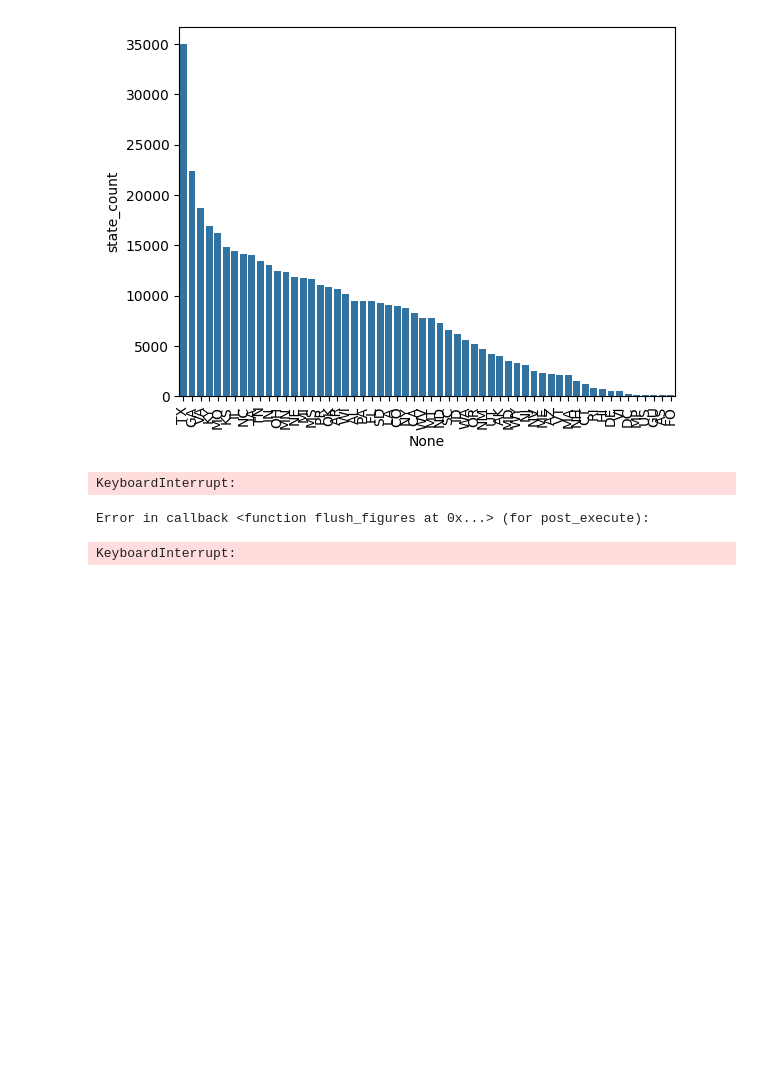
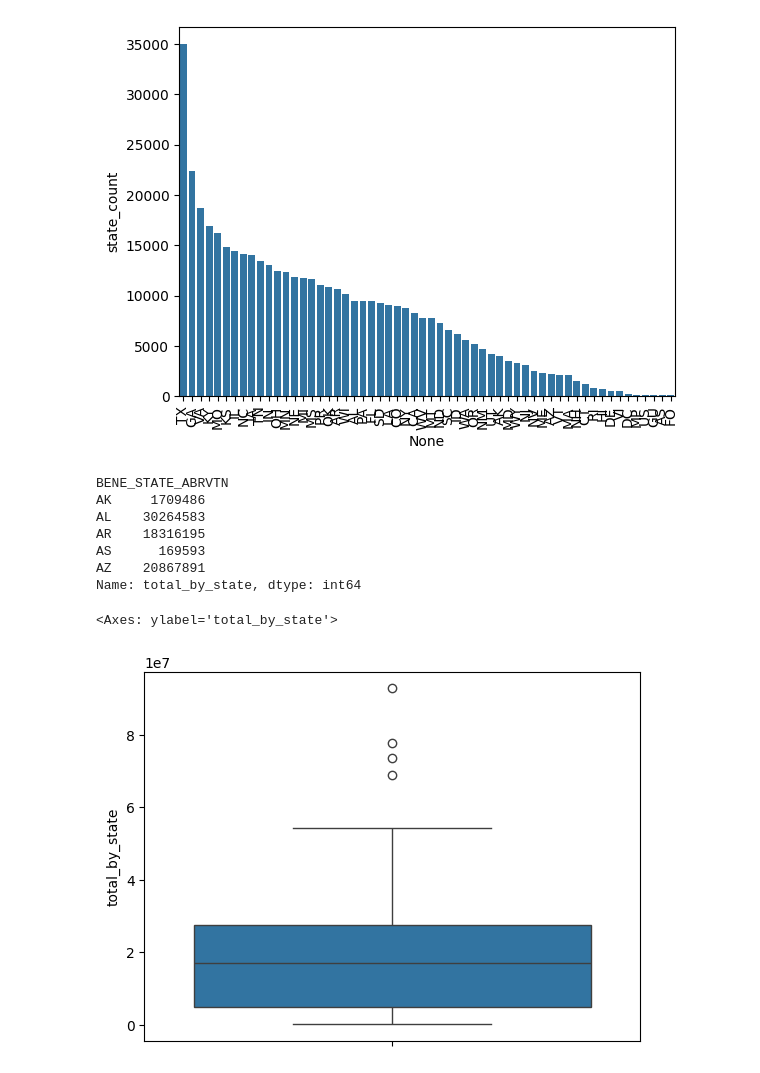
Before and after one commit to Catherine-Nguyen88/visualization, a Jupyter notebook: assignment/assignment.ipynb, the cells around one changed output. Drawn from its saved outputs; the diff is of its cells as text; code cells hidden in the pictures; blank space fills up the shorter version.

```diff
--- a/assignment/assignment.ipynb
+++ b/assignment/assignment.ipynb
@@ -330,0 +336,2 @@ df4.shape
+# %%
+df4['DSBLD_TOT_BENES'] = pd.to_numeric(df4['DSBLD_TOT_BENES'])
@@ -416,8 +432,22 @@ plt.show()
 # %% [output]
 [figure]
 # %%
-sns.boxplot(df6, y='DSBLD_TOT_BENES')
+# # 'DSBLD_TOT_BENES': numerical
+df9 = pd.DataFrame()
+df9['total_by_state']= df6.groupby('BENE_STATE_ABRVTN')['DSBLD_TOT_BENES'].sum()
+df9['total_by_state'].head()
 # %% [output]
-KeyboardInterrupt:
+BENE_STATE_ABRVTN
+AK     1709486
+AL    30264583
+AR    18316195
+AS      169593
+AZ    20867891
+Name: total_by_state, dtype: int64
-Error in callback <function flush_figures at 0x...> (for post_execute):
-KeyboardInterrupt:
+# %%
+sns.boxplot(df9['total_by_state'])
+
+# the average total by state is around 20,000,000
+# %% [output]
+<Axes: ylabel='total_by_state'>
+[figure, added]
```
Also changed, not shown: parts of 6 cells of this notebook.
